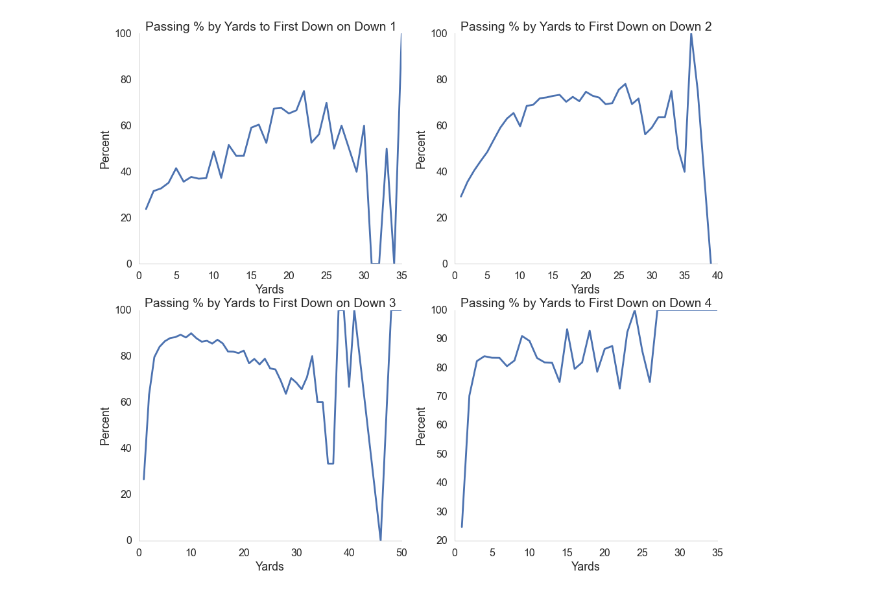
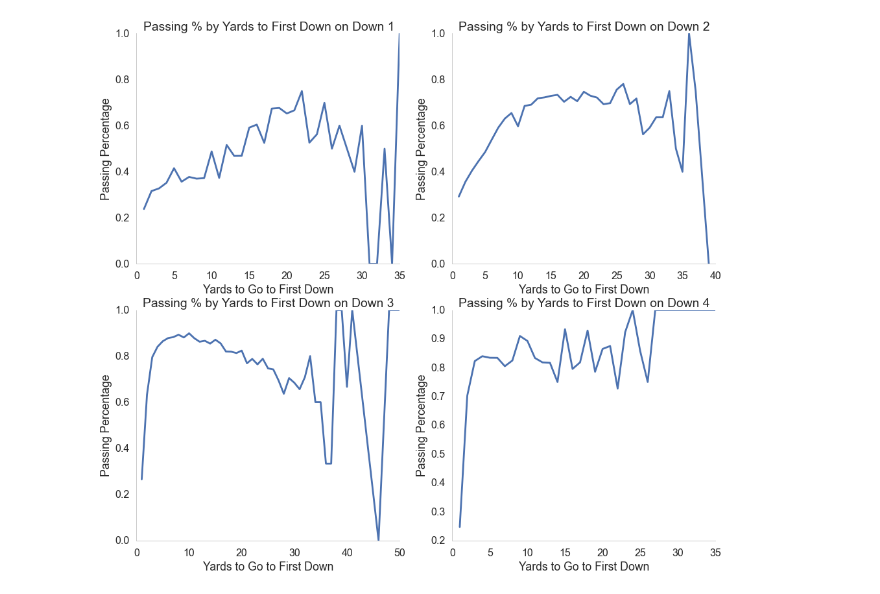
Before and after one commit to mdgoldberg/playprediction, a Jupyter notebook: barchart.ipynb, the cells around one changed output. Drawn from its saved outputs; the diff is of its cells as text; code cells hidden in the pictures.

```diff
--- a/barchart.ipynb
+++ b/barchart.ipynb
@@ -19,4 +19,4 @@ sns.set_context("poster")
 completedf1 = pd.concat([pd.read_csv('0204plays.csv'),pd.read_csv('0507plays.csv'),pd.read_csv('0810plays.csv'),pd.read_csv('1114plays.csv')])
 
 #(remove 2002, because it has served it's purpose of creating 2003 priors)
-completedf = completedf1[completedf1['year']>2002].reset_index(drop=True)
+df = completedf1[completedf1['year']>2002].reset_index(drop=True)
@@ -23,13 +25,34 @@ completedf = completedf1[completedf1['year']>2002].reset_index(drop=True)
 # %%
+titlesr = []
 titlesy = []
 titlesp = []
 xs = []
+rs = []
 ys = []
 ps = []
-for d,df in completedf.groupby('down'):
-    titlesy.append('Passing Plays by Yards to First Down on Down ' + str(d))
+sds = []
+# iterate through the groupby of the dataframe by down and keep all years 2003-14
+for d,df1 in df.groupby('down'):
+    titlesr.append('Run Plays by Yards to First Down on Down ' + str(d))
+    titlesy.append('Pass Plays by Yards to First Down on Down ' + str(d))
     titlesp.append('Passing % by Yards to First Down on Down ' + str(d))
-    yds = sorted(df.yds_to_go.unique())
+    # create the unique list of distance to first down
+    yds = sorted(df1.yds_to_go.unique())
     xs.append(yds)
-    ys.append([int(df[df.yds_to_go==y]['RESP'].sum()) for y in yds])
-    ps.append([df[df.yds_to_go==y]['RESP'].mean()*100.0 for y in yds])
+    # create lists of the number of run plays, pass plays, and the pass percentage (pass per runs + pass plays) by yds_to_go
+    rs.append([int(df1[df1.yds_to_go==y]['isRun'].sum()) for y in yds])
+    ys.append([int(df1[df1.yds_to_go==y]['RESP'].sum()) for y in yds])
+    ps.append([df1[df1.yds_to_go==y]['RESP'].mean() for y in yds])
+# %%
+# create subplots for bar charts of number of running plays on each down, by yards to go to first down for 2003-14 combined
+f, axarr = plt.subplots(2, 2, figsize=(16,14))
+axes = axarr[0].tolist()
+axes.extend(axarr[1].tolist())
+
+for i in xrange(4):
+    axes[i].plot(xs[i], rs[i])
+    axes[i].set_title(titlesr[i])
+    axes[i].set_ylabel("Plays")
+    axes[i].set_xlabel("Yards to Go to First Down")
+    axes[i].grid(False)
+    sns.despine()
@@ -36,5 +63,5 @@ for d,df in completedf.groupby('down'):
 # %%
-# create subplots for bar charts of passing % and passing plays on each down, by yards to go to first down
+# create subplots for bar charts of number of passing plays on each down, by yards to go to first down
 f, axarr = plt.subplots(2, 2, figsize=(16,14))
 axes = axarr[0].tolist()
 axes.extend(axarr[1].tolist())
@@ -42,8 +69,8 @@ axes.extend(axarr[1].tolist())
 for i in xrange(4):
     axes[i].plot(xs[i], ys[i])
     axes[i].set_title(titlesy[i])
-    axes[i].set_ylabel("Frequency")
-    axes[i].set_xlabel("Yards")
+    axes[i].set_ylabel("Plays")
+    axes[i].set_xlabel("Yards to Go to First Down")
     axes[i].grid(False)
     sns.despine()
 # %% [output]
@@ -51,15 +80,15 @@ for i in xrange(4):
 # %%
-# create subplots for bar charts of passing % and passing plays on each down, by yards to go to first down
+# create subplots for bar charts of % of plays that were passes on each down, by yards to go to first down
 f, axarr = plt.subplots(2, 2, figsize=(16,14))
 axes = axarr[0].tolist()
 axes.extend(axarr[1].tolist())
 
 for i in xrange(4):
     axes[i].plot(xs[i], ps[i])
     axes[i].set_title(titlesp[i])
-    axes[i].set_ylabel("Percent")
-    axes[i].set_xlabel("Yards")
+    axes[i].set_ylabel("Passing Percentage")
+    axes[i].set_xlabel("Yards to Go to First Down")
     axes[i].grid(False)
     sns.despine()
 # %% [output]
-[figure, old version]
+[figure, new version]
```
Also changed, not shown: parts of 6 cells of this notebook, 1 other file.
